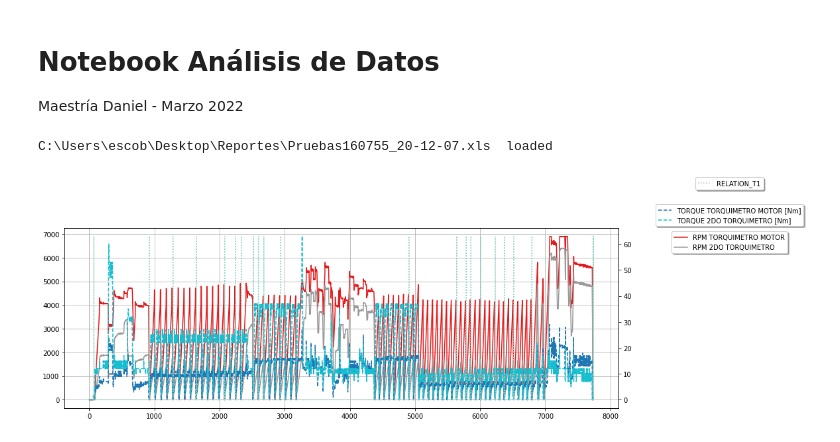
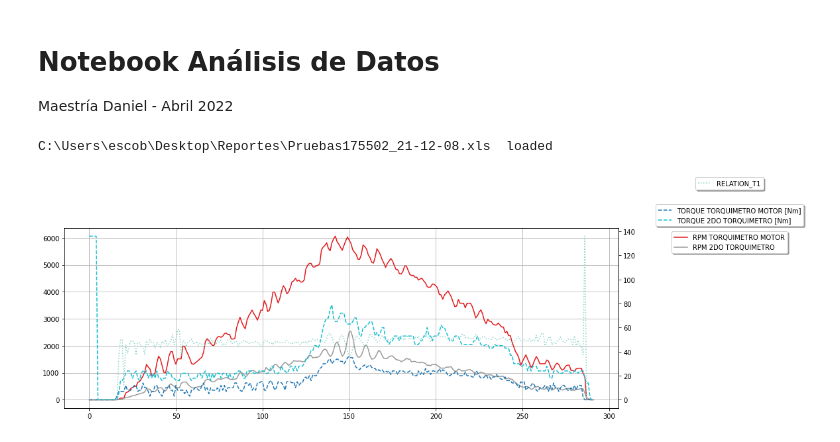
Before and after one commit to DanielSenseAI/transporte, a Jupyter notebook: AnalisisPruebas.ipynb, the cells around one changed output. Saved outputs shown, nothing was run; the diff lists cells and outputs as text; code cells hidden in the pictures.

```diff
--- a/AnalisisPruebas.ipynb
+++ b/AnalisisPruebas.ipynb
@@ -1,6 +1,6 @@
 # %% [markdown]
 # Notebook Análisis de Datos
-Maestría Daniel - Marzo 2022
+Maestría Daniel - Abril 2022
 # %%
 import pandas as pd
 import easygui
@@ -279,21 +313,25 @@ def procesa_datos(frame, motor_efficiency, window = 15):
 
     print("PROCESSING DONE, RETURNING NEW DF")
     return frame_f
-# %%
-df, eff = carga_prueba()
-# %% [output]
-C:\Users\escob\Desktop\Reportes\Pruebas160755_20-12-07.xls  loaded
 # %%
+df, eff = carga_prueba()
 masa = df["MASA [Kg]"].iloc[int(np.round(df.shape[0]/2))]
 data = df.loc[:,["RPM TORQUIMETRO MOTOR", "TORQUE TORQUIMETRO MOTOR [Nm]", "RPM 2DO TORQUIMETRO", "TORQUE 2DO TORQUIMETRO [Nm]", "VELOCIDAD EN (Km/h)", "DISTANCIA TOTAL ACUMULADA REAL [m]", "NUMERO DE TRAMO"]]
 data["RELATION_T1"] = ((data["RPM TORQUIMETRO MOTOR"]/30)*np.pi) / ((data["VELOCIDAD EN (Km/h)"]+0.0001) / (3.6 * 0.38))
 data["RELATION_T2"] = ((data["RPM 2DO TORQUIMETRO"]/30)*np.pi) / ((data["VELOCIDAD EN (Km/h)"]+0.0001) / (3.6 * 0.38))
+
+for i in range(data.shape[0]):
+    if data.loc[i, "RELATION_T1"] > 1000 or math.isnan(data.loc[i, "RELATION_T2"]):
+        data.loc[i, "RELATION_T1"] = 1
+
+for i in range(data.shape[0]):
+    if data.loc[i, "RELATION_T2"] > 1000 or math.isnan(data.loc[i, "RELATION_T2"]):
+        data.loc[i, "RELATION_T2"] = 1
+
+plot_prueba(data)
+# %% [output]
+C:\Users\escob\Desktop\Reportes\Pruebas175502_21-12-08.xls  loaded
+[figure, added]
-# %%
-filtro_rpm(data)
-filtro_torque(data)
-plot_prueba(data)
-# %% [output]
-[figure, removed]
 # %%
 ax = df.plot(y=["NUMERO DE TRAMO", "VELOCIDAD EN (Km/h)", "DISTANCIA PARCIAL DE TRAMO [m]"])
 ax2 = ax.twinx()
```
Also changed, not shown: parts of 12 cells of this notebook, 12 other files.
